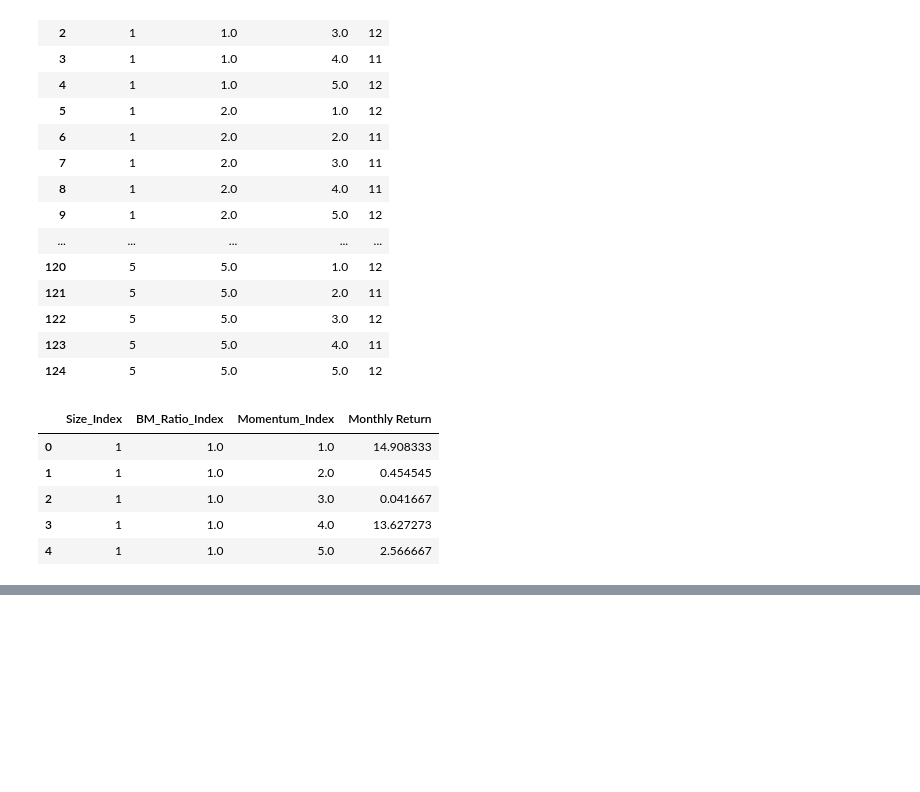
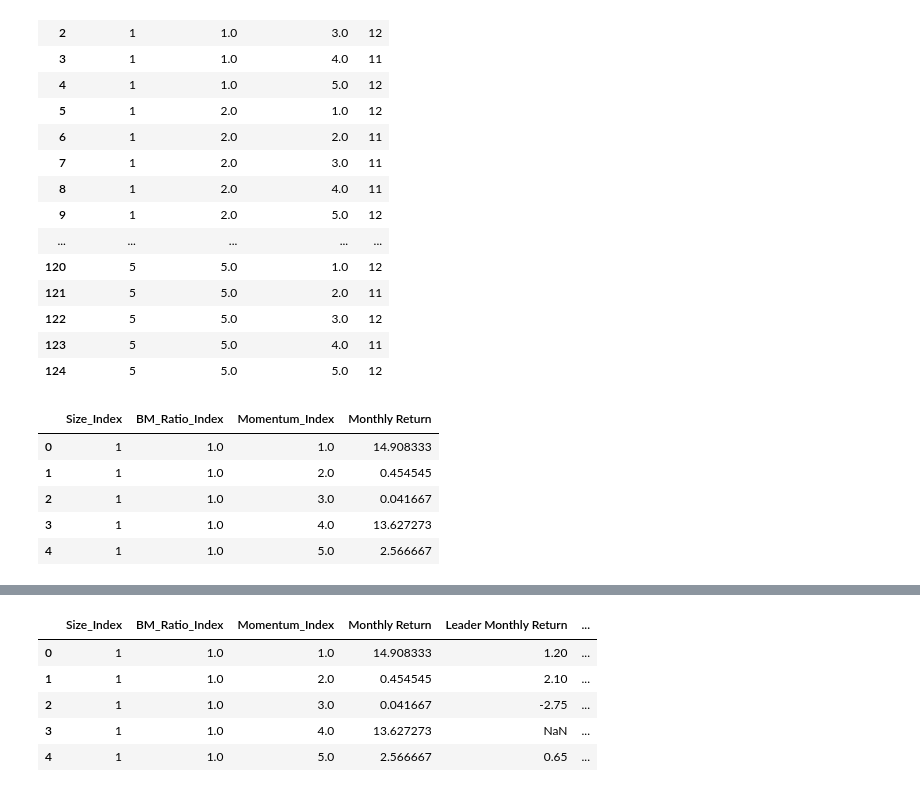
Before and after one commit to sunshineluyao/ESG_with_benchmark, a Jupyter notebook: Categorization/ESG_Categorization_Jun.ipynb, the cells around one changed output, grey strips where cells are left out. Saved outputs shown, nothing was run; the diff lists cells and outputs as text; code cells hidden in the pictures; blank space fills up the shorter version.

```diff
--- a/Categorization/ESG_Categorization_Jun.ipynb
+++ b/Categorization/ESG_Categorization_Jun.ipynb
@@ -248,0 +262,12 @@ df_Jun_Overview_Benchmark.head()
+# %%
+df_Jun_Overview_Benchmark['Leader Abnormal Return']=df_Jun_Overview_Benchmark['Leader Monthly Return']-df_Jun_Overview_Benchmark['Monthly Return']
+df_Jun_Overview_Benchmark['Laggard Abnormal Return']=df_Jun_Overview_Benchmark['Laggard Monthly Return']-df_Jun_Overview_Benchmark['Monthly Return']
+df_Jun_Overview_Benchmark['Average Abnormal Return']=df_Jun_Overview_Benchmark['Average Monthly Return']-df_Jun_Overview_Benchmark['Monthly Return']
+df_Jun_Overview_Benchmark.head()
+# %% [output]
+|  | Size_Index | BM_Ratio_Index | Momentum_Index | Monthly Return | Leader Monthly Return | ... |
+| 0 | 1 | 1.0 | 1.0 | 14.908333 | 1.20 | ... |
+| 1 | 1 | 1.0 | 2.0 | 0.454545 | 2.10 | ... |
+| 2 | 1 | 1.0 | 3.0 | 0.041667 | -2.75 | ... |
+| 3 | 1 | 1.0 | 4.0 | 13.627273 | NaN | ... |
+| 4 | 1 | 1.0 | 5.0 | 2.566667 | 0.65 | ... |
```
Also changed, not shown: parts of 21 cells of this notebook.
